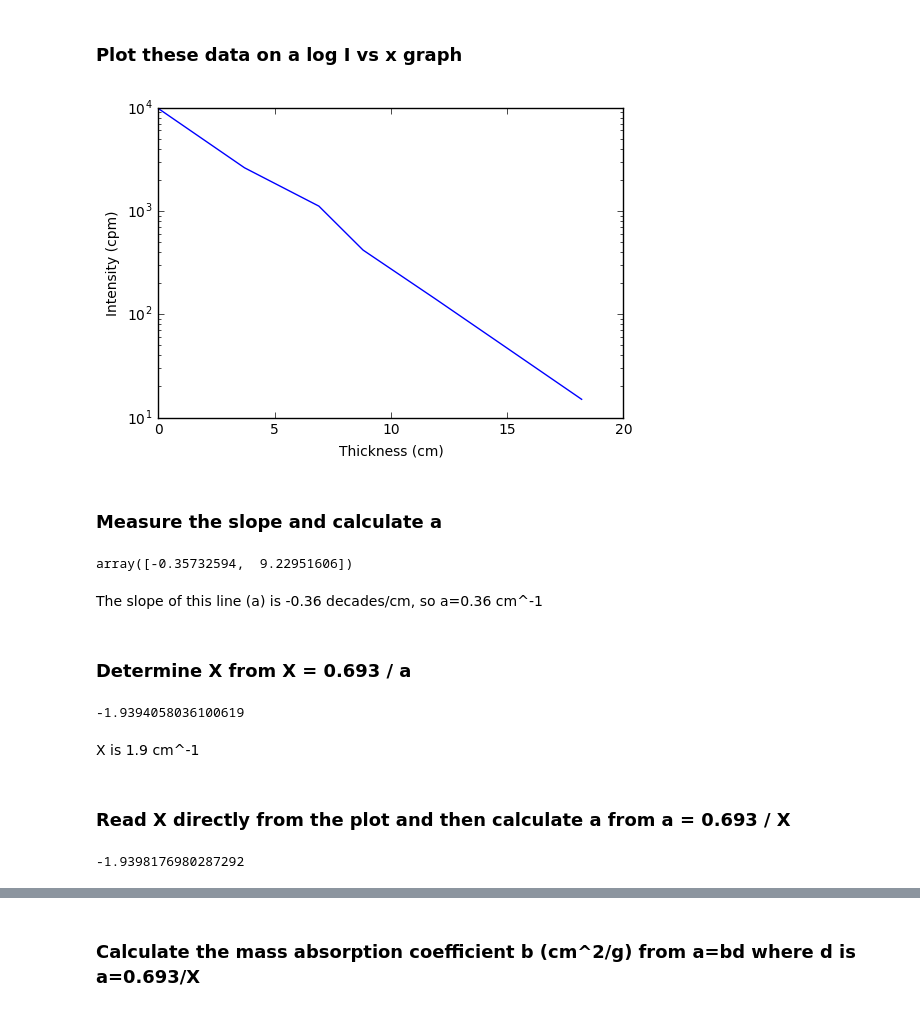
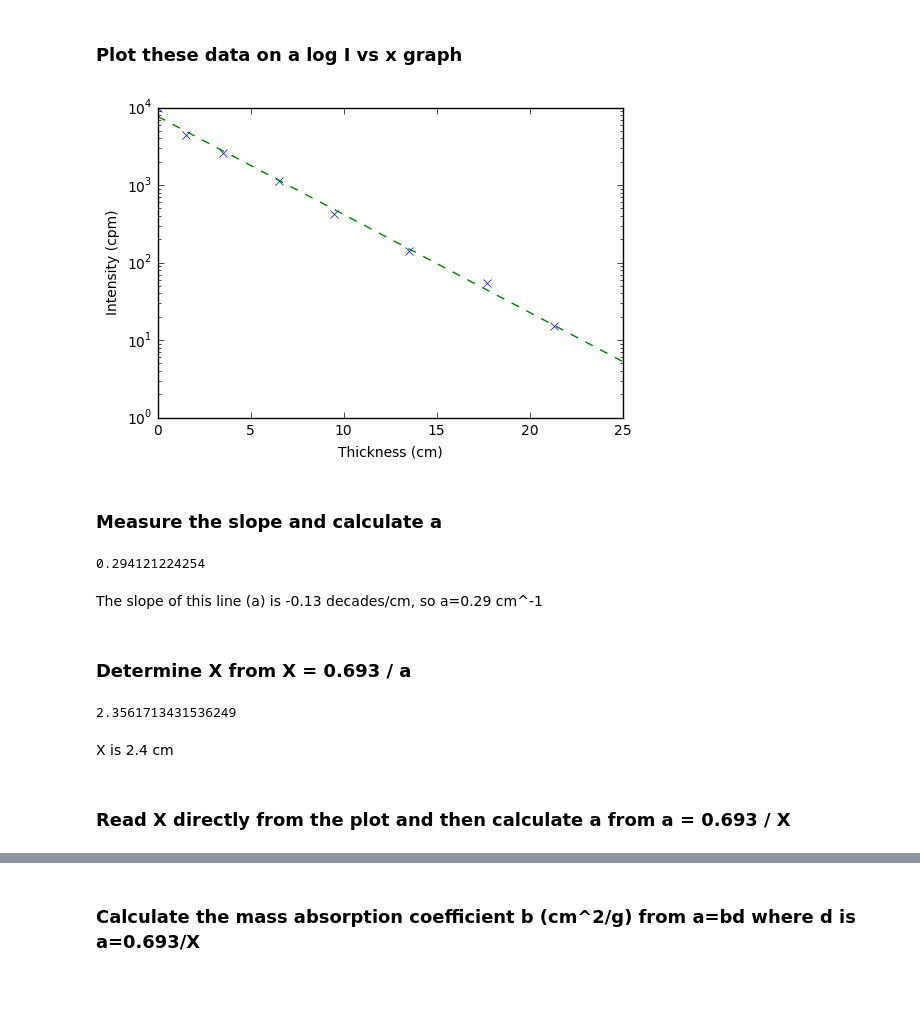
Before and after one commit to piovere/nucnotes, a Jupyter notebook: chem580/Problems 3.13.ipynb, the cells around one changed output, grey strips where cells are left out. Saved outputs shown, nothing was run; the diff lists cells and outputs as text; code cells hidden in the pictures.

```diff
--- a/chem580/Problems 3.13.ipynb
+++ b/chem580/Problems 3.13.ipynb
@@ -29,33 +29,33 @@ r = np.array(
 # %% [markdown]
 ### Plot these data on a log I vs x graph
 # %%
-plt.plot(t, r)
+ind = np.linspace(0, 25, 1000)
+plt.plot(t, r, 'x')
+plt.plot(ind, 10 ** (np.polyfit(t, np.log10(r), 1)[1] + np.polyfit(t, np.log10(r), 1)[0] * ind), '--')
 plt.yscale('log')
 plt.xlabel('Thickness (cm)')
 plt.ylabel('Intensity (cpm)')
 plt.show()
 # %% [output]
-[figure, old version]
+[figure, new version]
 # %% [markdown]
 ### Measure the slope and calculate a
 # %%
-np.polyfit(t, np.log(r), 1)
+slope = np.polyfit(t, np.log10(r), 1)[0]
+a = -slope / 0.43
+print(a)
 # %% [output]
-array([-0.35732594,  9.22951606])
+0.294121224254
 # %% [markdown]
-The slope of this line (a) is -0.36 decades/cm, so a=0.36 cm^-1
+The slope of this line (a) is -0.13 decades/cm, so a=0.29 cm^-1
 # %% [markdown]
 ### Determine X from X = 0.693 / a
 # %%
-x = 0.693 / np.polyfit(t, np.log(r), 1)[0]
+x = 0.693 / a
 x
 # %% [output]
--1.9394058036100619
+2.3561713431536249
 # %% [markdown]
-X is 1.9 cm^-1
+X is 2.4 cm
 # %% [markdown]
 ### Read X directly from the plot and then calculate a from a = 0.693 / X
-# %%
-np.polyfit(t, np.log2(r), 1)[0] ** -1
-# %% [output]
--1.9398176980287292
```
Also changed, not shown: parts of 19 cells of this notebook.
